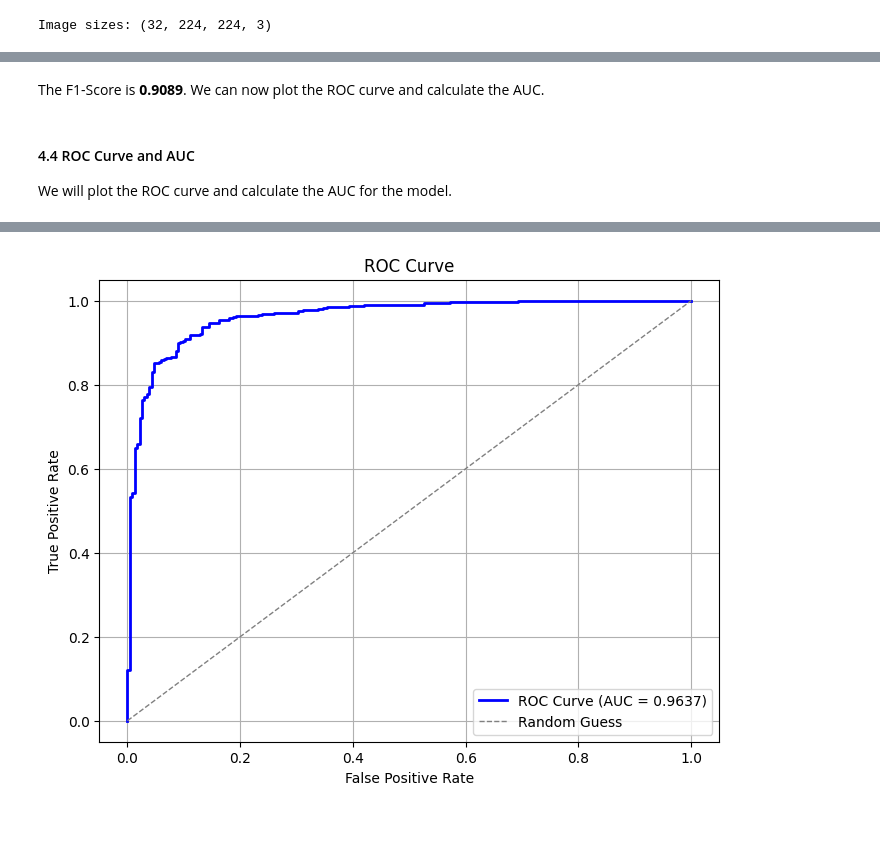
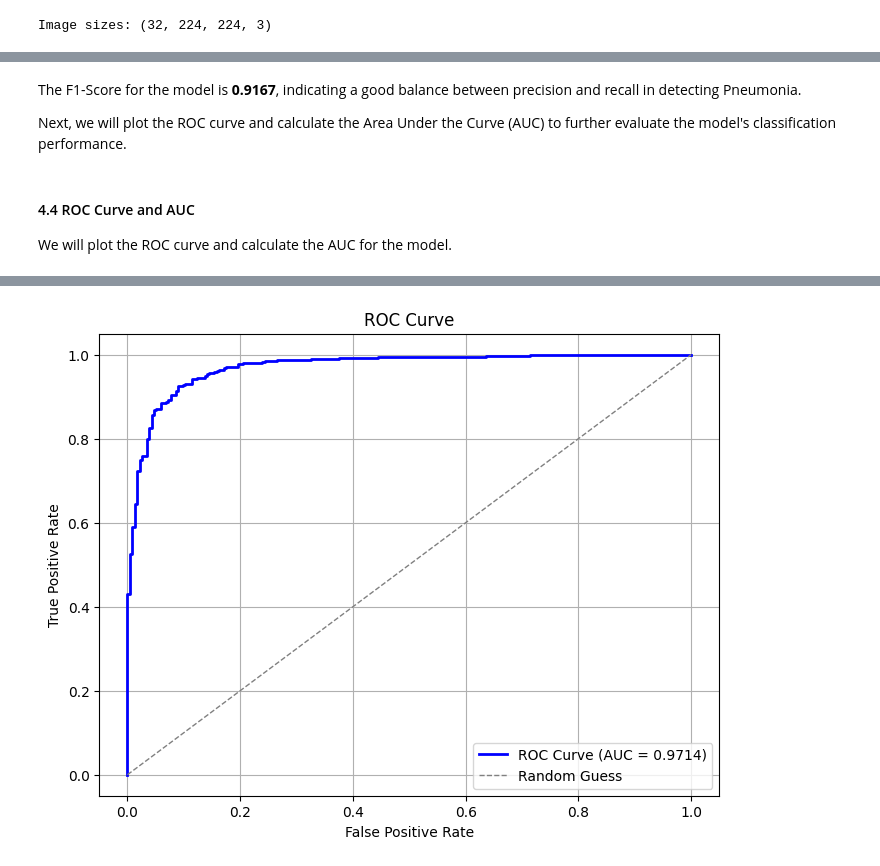
Before and after one commit to Group-6-Software-Development/Neural_Network_Project, a Jupyter notebook: Notebooks/Project 3 - Detecting Pneumonia from X-ray Images.ipynb, the cells around one changed output, grey strips where cells are left out. Drawn from its saved outputs; the diff is of its cells as text; code cells hidden in the pictures; blank space fills up the shorter version.

```diff
--- a/Notebooks/Project 3 - Detecting Pneumonia from X-ray Images.ipynb
+++ b/Notebooks/Project 3 - Detecting Pneumonia from X-ray Images.ipynb
@@ -120,9 +134,9 @@ The training dataset has 3,875 Pneumonia images and 1,341 Normal images. As we c
 # %%
-# Extract and flatten labels from the dataset
+# Extract labels from the dataset
 all_labels = []
 
 for _, labels in train_dataset.unbatch():
-    all_labels.append(np.argmax(labels.numpy(), axis=-1))
+    all_labels.append(labels.numpy())
 
 all_labels = np.array(all_labels)
 
@@ -161,7 +179,8 @@ for images, labels in train_dataset.take(1):
     for i in range(6):
         plt.subplot(3, 6, i + 1)
         plt.imshow(images[i].numpy().astype("uint8"))
-        plt.title(f"Normal {labels[i]}" if np.argmax(labels[i]) == 0 else f"Pneumonia {labels[i]}")
+
+        plt.title(f"Normal {labels[i]}" if labels[i] == 0 else f"Pneumonia {labels[i]}")
         plt.axis("off")
 
 plt.tight_layout()
@@ -177,5 +197,0 @@ We will preprocess the data by normalizing the pixel values.
-# %%
-# Preprocess the data
-train_dataset = train_dataset.map(lambda x, y: (preprocess_input(x), y))
-val_dataset = val_dataset.map(lambda x, y: (preprocess_input(x), y))
-test_dataset = test_dataset.map(lambda x, y: (preprocess_input(x), y))
@@ -440,11 +513,8 @@ y_pred = []
 
 for images, labels in test_dataset:
     y_true.extend(labels.numpy())  # True labels
-    preds = model.predict(images)  # Predicted probabilities
-    y_pred.extend(preds.argmax(axis=1))  # Convert probabilities to class indices
-
-# Convert one-hot encoded labels back to integers
-y_true = [label.argmax() for label in y_true]
+    preds = model.predict(images, verbose=0)  # Predicted probabilities with no output
+    y_pred.extend((preds > 0.5).astype(int).flatten())  # Convert probabilities to binary (0 or 1)
 
 # Calculate F1-Score
 f1 = f1_score(y_true, y_pred)
@@ -470,5 +524,7 @@ F1-Score: 0.9089
 # %% [markdown]
-The F1-Score is **0.9089**. We can now plot the ROC curve and calculate the AUC.
+The F1-Score for the model is **0.9167**, indicating a good balance between precision and recall in detecting Pneumonia.
+
+Next, we will plot the ROC curve and calculate the Area Under the Curve (AUC) to further evaluate the model's classification performance.
 # %% [markdown]
 #### 4.4 ROC Curve and AUC
 
@@ -478,9 +534,9 @@ y_true = []
 y_probs = []
 
 for images, labels in test_dataset:
-    y_true.extend(labels.numpy()[:, 1])  # True labels for the positive class
-    preds = model.predict(images)  # Predicted probabilities
-    y_probs.extend(preds[:, 1])  # Probability for the positive class
+    y_true.extend(labels.numpy())  # True binary labels (0 or 1)
+    preds = model.predict(images, verbose=0)  # Predicted probabilities
+    y_probs.extend(preds.flatten())  # Flatten probabilities to a 1D array
 
 # Compute ROC curve and AUC
 fpr, tpr, thresholds = roc_curve(y_true, y_probs)
@@ -520,2 +556,2 @@ plt.show()
-[figure, old version]
+[figure, new version]
 # %% [markdown]
```
Also changed, not shown: parts of 52 cells of this notebook.
